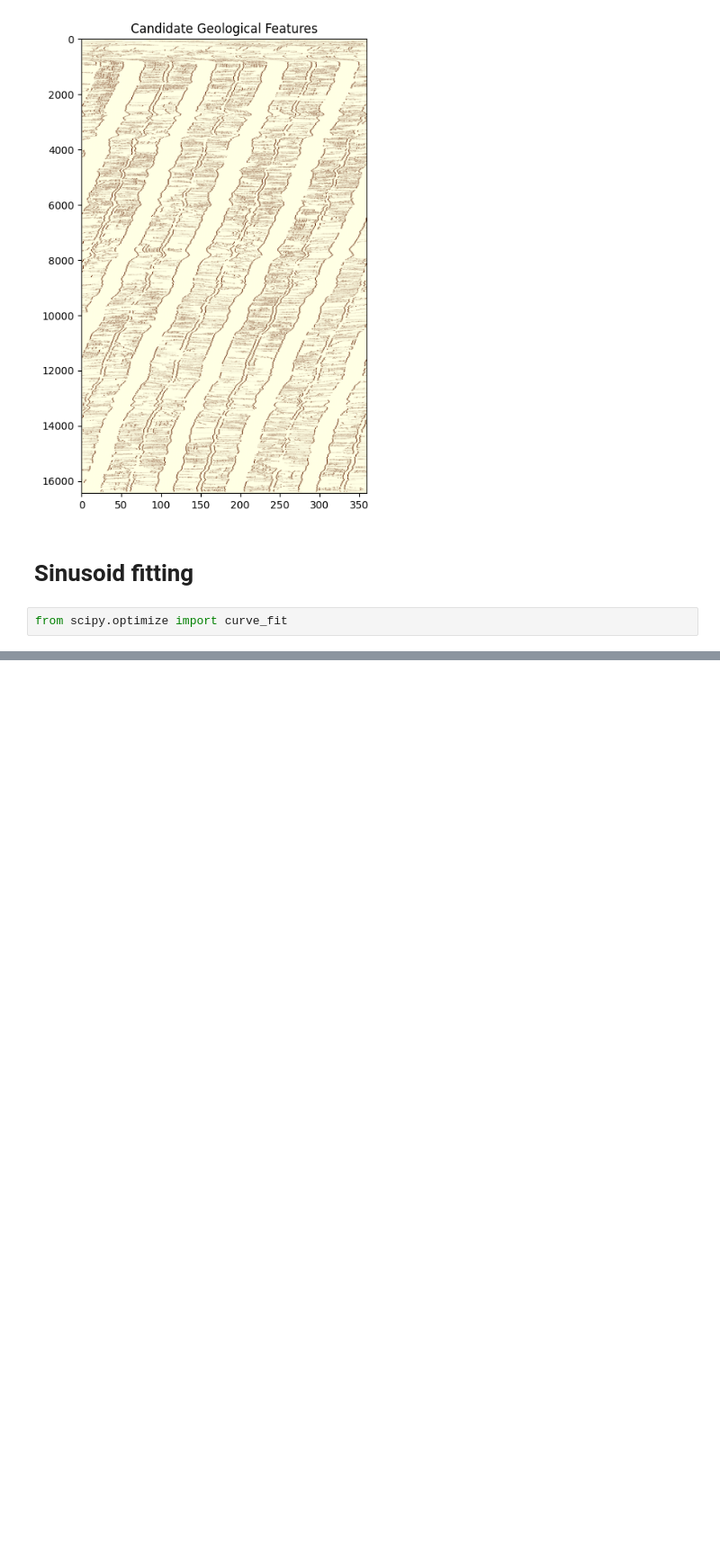
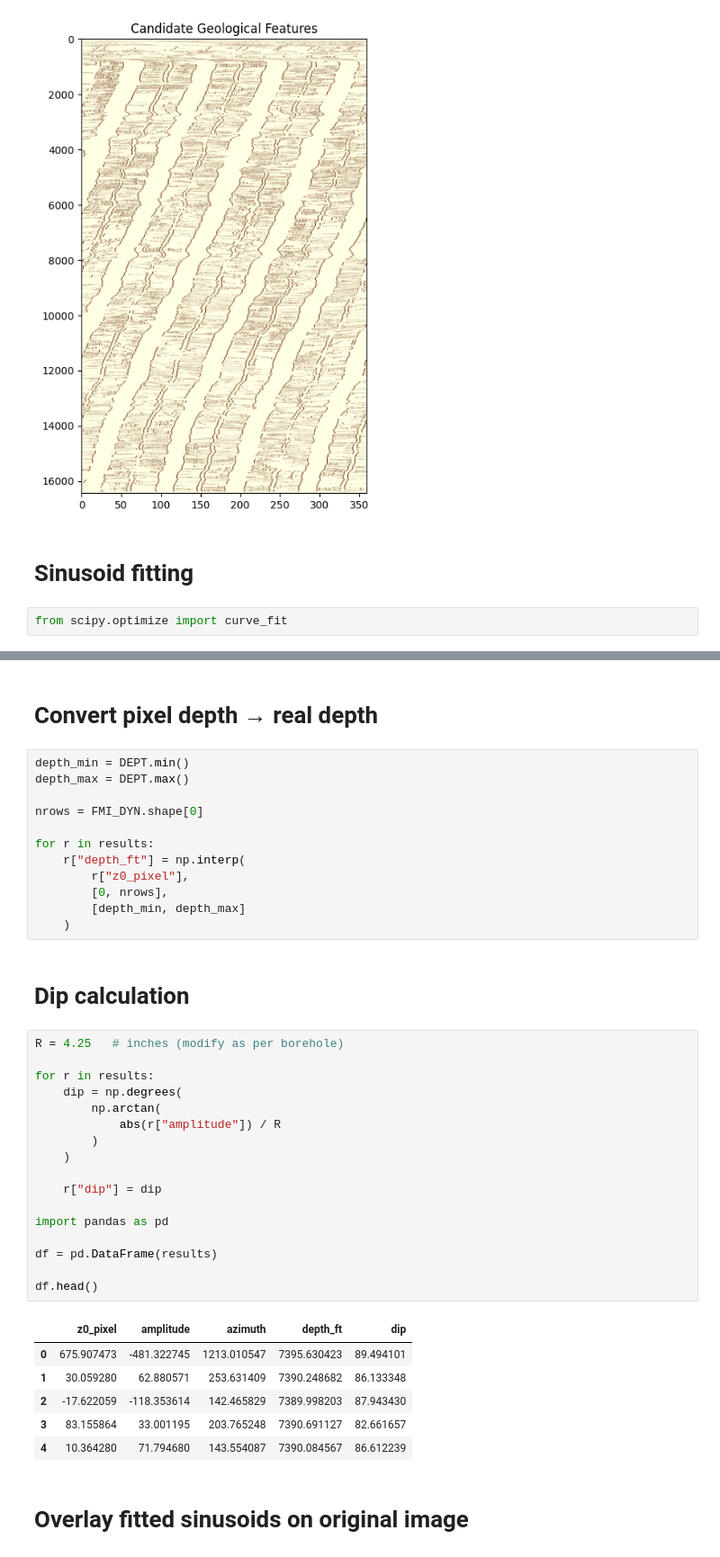
Before and after one commit to Ashraf-ISM/100-Days-of-Python-for-Oil-Gas-Subsurface-Analytics, a Jupyter notebook: notebooks/day-50/autopick.ipynb, the cells around one changed output, grey strips where cells are left out. Shown at 90% size. Saved outputs shown, nothing was run; the diff lists cells and outputs as text; blank space fills up the shorter version.

```diff
--- a/notebooks/day-50/autopick.ipynb
+++ b/notebooks/day-50/autopick.ipynb
@@ -614,0 +617,42 @@ print("Successfully fitted:", len(results))
+# %% [markdown]
+# Convert pixel depth → real depth
+# %%
+depth_min = DEPT.min()
+depth_max = DEPT.max()
+
+nrows = FMI_DYN.shape[0]
+
+for r in results:
+    r["depth_ft"] = np.interp(
+        r["z0_pixel"],
+        [0, nrows],
+        [depth_min, depth_max]
+    )
+# %% [markdown]
+# Dip calculation
+# %%
+R = 4.25   # inches (modify as per borehole)
+
+for r in results:
+    dip = np.degrees(
+        np.arctan(
+            abs(r["amplitude"]) / R
+        )
+    )
+
+    r["dip"] = dip
+
+import pandas as pd
+
+df = pd.DataFrame(results)
+
+df.head()
+# %% [output]
+|  | z0_pixel | amplitude | azimuth | depth_ft | dip |
+| 0 | 675.907473 | -481.322745 | 1213.010547 | 7395.630423 | 89.494101 |
+| 1 | 30.059280 | 62.880571 | 253.631409 | 7390.248682 | 86.133348 |
+| 2 | -17.622059 | -118.353614 | 142.465829 | 7389.998203 | 87.943430 |
+| 3 | 83.155864 | 33.001195 | 203.765248 | 7390.691127 | 82.661657 |
+| 4 | 10.364280 | 71.794680 | 143.554087 | 7390.084567 | 86.612239 |
+# %% [markdown]
+# Overlay fitted sinusoids on original image
```
Also changed, not shown: parts of 2 cells of this notebook.
